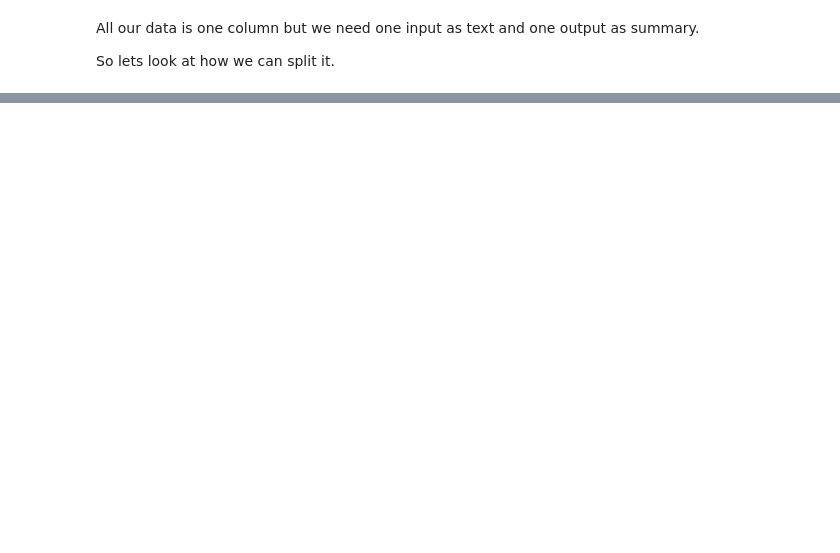
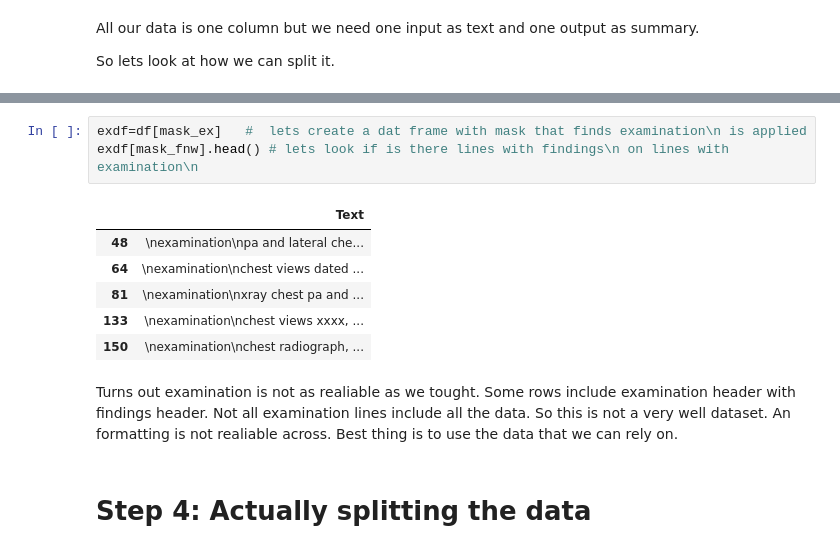
Before and after one commit to onuralpArsln/dataPrepWithPandas, a Jupyter notebook: pandasData.ipynb, the cells around one changed output, grey strips where cells are left out. Cells and saved outputs as stored; diff of their text form; blank space fills up the shorter version.

```diff
--- a/pandasData.ipynb
+++ b/pandasData.ipynb
@@ -256,0 +351,14 @@ df[mask_fnw].head()
+# %%
+exdf=df[mask_ex]   #  lets create a dat frame with mask that finds examination\n is applied
+exdf[mask_fnw].head() # lets look if is there lines with findings\n on lines with examination\n
+# %% [output]
+|  | Text |
+| 48 | \nexamination\npa and lateral che... |
+| 64 | \nexamination\nchest views dated ... |
+| 81 | \nexamination\nxray chest pa and ... |
+| 133 | \nexamination\nchest views xxxx, ... |
+| 150 | \nexamination\nchest radiograph, ... |
+# %% [markdown]
+Turns out examination is not as realiable as we tought. Some rows include examination header with findings header. Not all examination lines include all the data. So this is not a very well dataset. An formatting is not realiable across. Best thing is to use the data that we can rely on.
+# %% [markdown]
+# Step 4: Actually splitting the data
```
Also changed, not shown: parts of 15 cells of this notebook, 1 other file.
